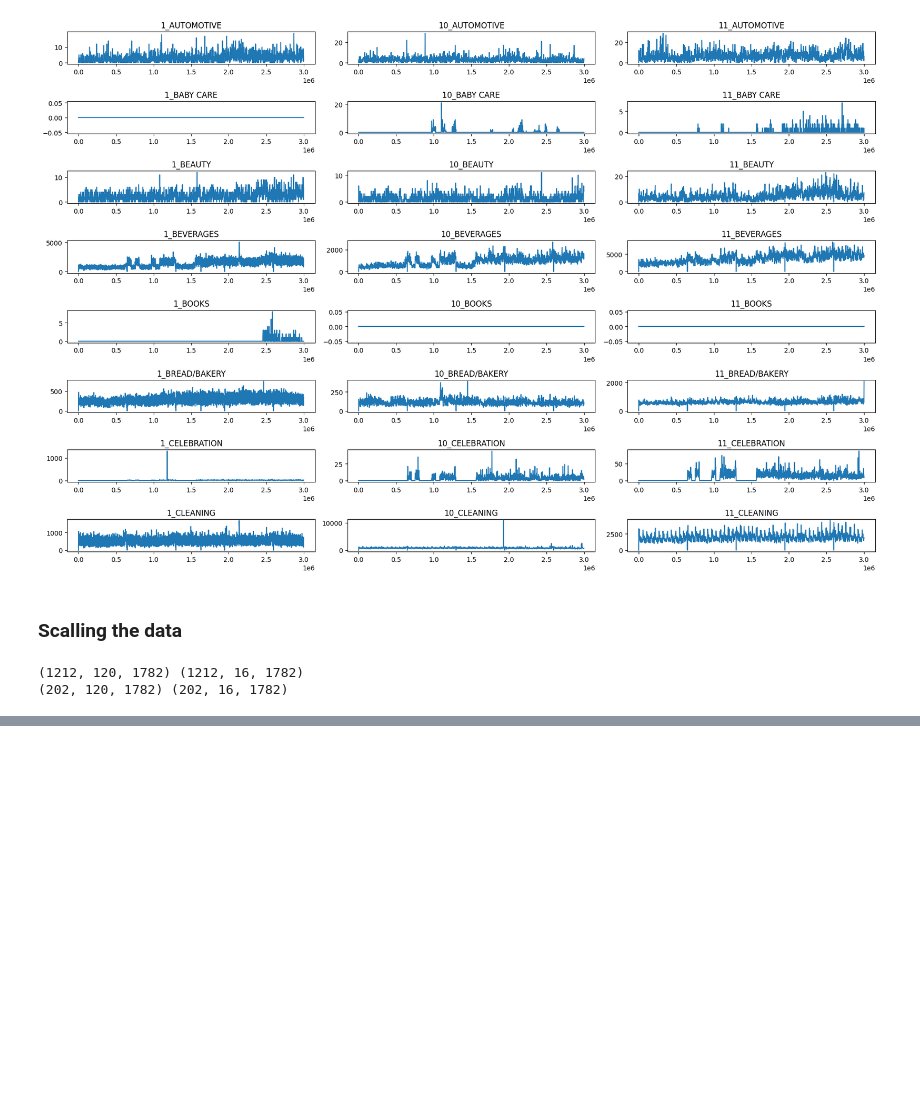
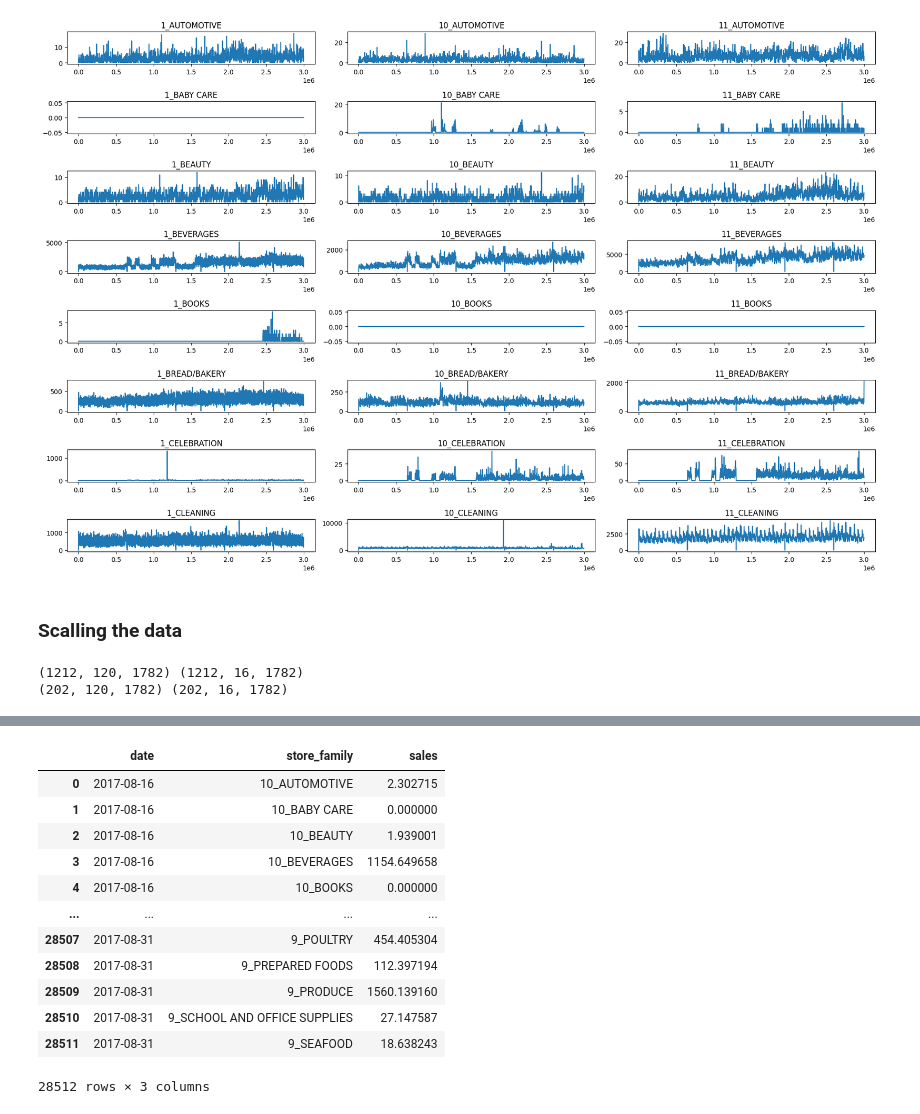
Before and after one commit to samithcsachi/Kaggle_Notebooks, a Jupyter notebook: store-sales-prediction-in-python.ipynb, the cells around one changed output, grey strips where cells are left out. Cells and saved outputs as stored; diff of their text form; code cells hidden in the pictures; blank space fills up the shorter version.

```diff
--- a/store-sales-prediction-in-python.ipynb
+++ b/store-sales-prediction-in-python.ipynb
@@ -151,0 +519,19 @@ print(X_test.shape, y_test.shape)
+# %%
+pred_long = pred_df.stack().reset_index()
+pred_long.columns = ['date', 'store_family', 'sales']
+# %%
+pred_long
+# %% [output]
+|  | date | store_family | sales |
+| 0 | 2017-08-16 | 10_AUTOMOTIVE | 2.302715 |
+| 1 | 2017-08-16 | 10_BABY CARE | 0.000000 |
+| 2 | 2017-08-16 | 10_BEAUTY | 1.939001 |
+| 3 | 2017-08-16 | 10_BEVERAGES | 1154.649658 |
+| 4 | 2017-08-16 | 10_BOOKS | 0.000000 |
+| ... | ... | ... | ... |
+| 28507 | 2017-08-31 | 9_POULTRY | 454.405304 |
+| 28508 | 2017-08-31 | 9_PREPARED FOODS | 112.397194 |
+| 28509 | 2017-08-31 | 9_PRODUCE | 1560.139160 |
+| 28510 | 2017-08-31 | 9_SCHOOL AND OFFICE SUPPLIES | 27.147587 |
+| 28511 | 2017-08-31 | 9_SEAFOOD | 18.638243 |
+28512 rows × 3 columns
```
Also changed, not shown: parts of 27 cells of this notebook.
